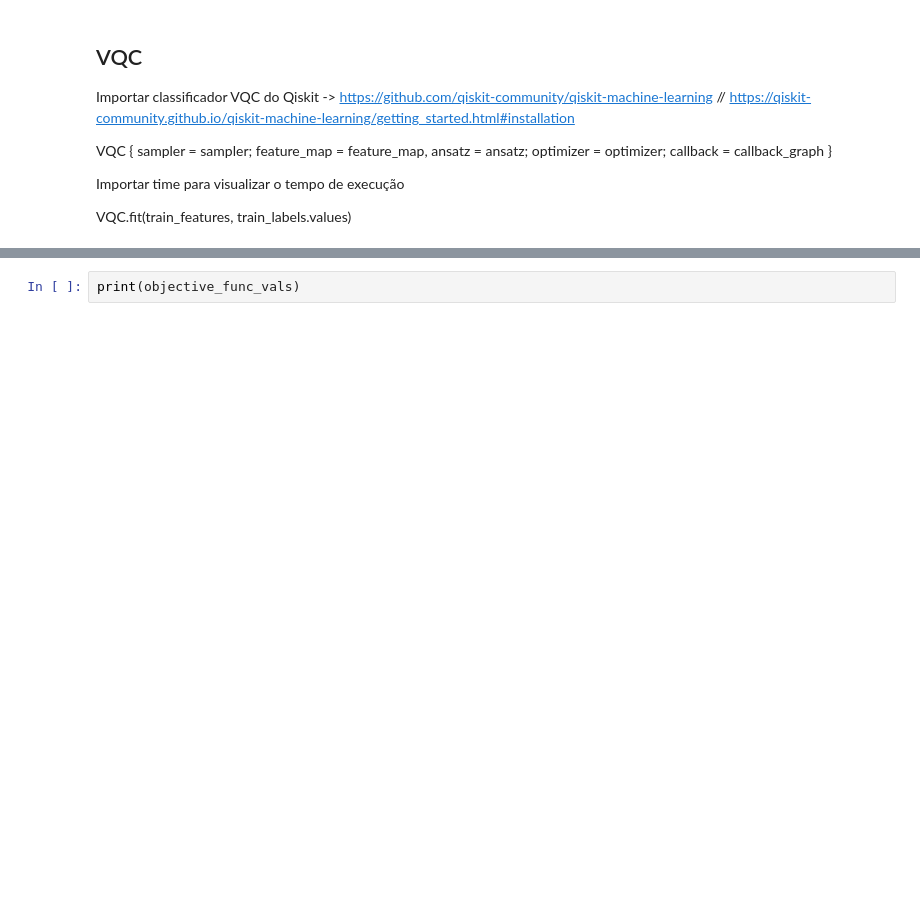
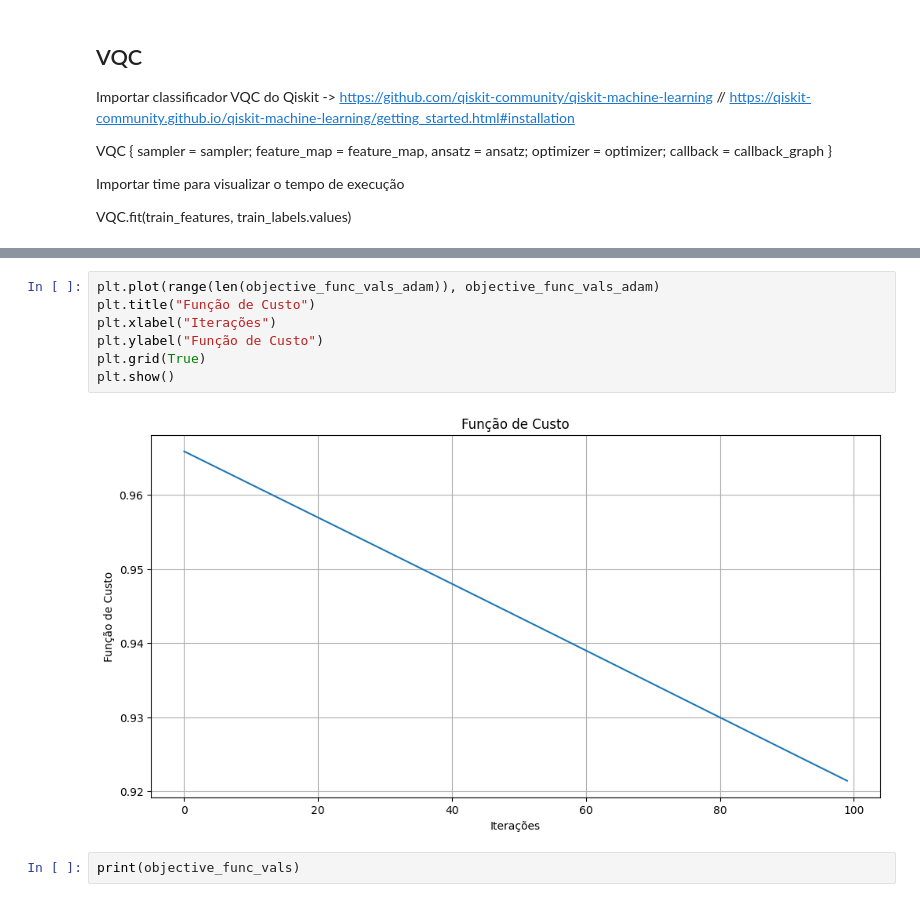
Before and after one commit to matheoxz/vqc_optimization_comparison, a Jupyter notebook: xx_adam_gpu.ipynb, the cells around one changed output, grey strips where cells are left out. Cells and saved outputs as stored; diff of their text form; blank space fills up the shorter version.

```diff
--- a/xx_adam_gpu.ipynb
+++ b/xx_adam_gpu.ipynb
@@ -141,3 +173,12 @@ Training time: 150975 seconds
+# %%
+plt.plot(range(len(objective_func_vals_adam)), objective_func_vals_adam)
+plt.title("Função de Custo")
+plt.xlabel("Iterações")
+plt.ylabel("Função de Custo")
+plt.grid(True)
+plt.show()
+# %% [output]
+[figure, added]
 # %%
 print(objective_func_vals)
 # %% [output]
```
Also changed, not shown: parts of 10 cells of this notebook, 9 other files.
